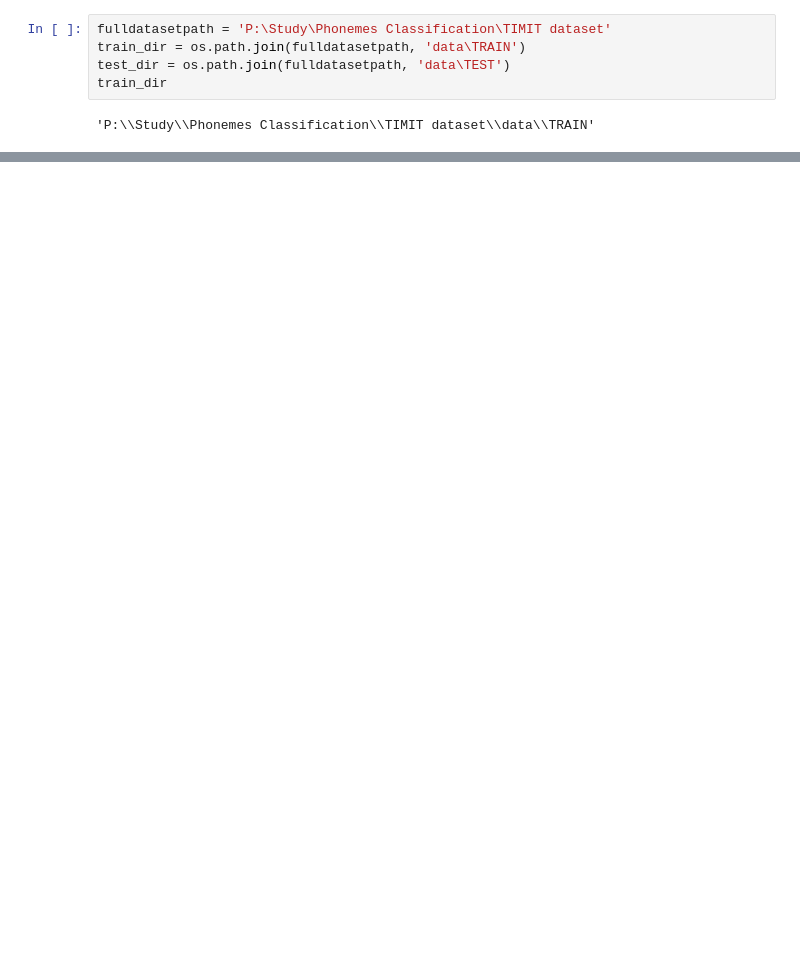
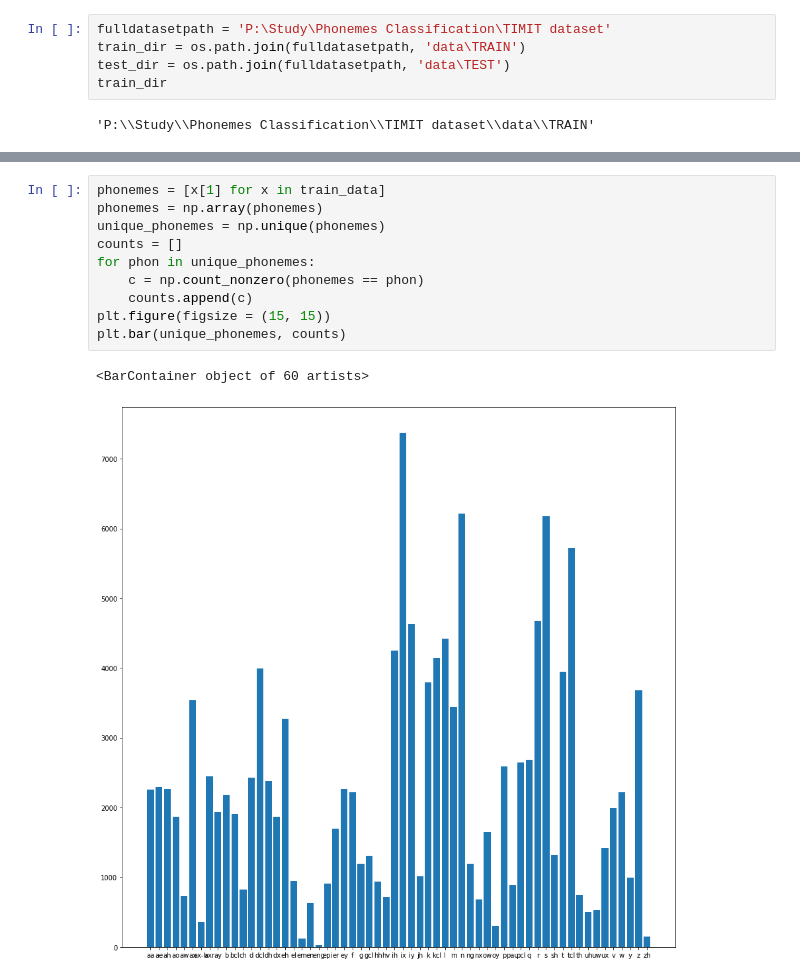
Before and after one commit to Keler1024/phonemes-classification, a Jupyter notebook: Phonemes classification.ipynb, the cells around one changed output, grey strips where cells are left out. Saved outputs shown, nothing was run; the diff lists cells and outputs as text; blank space fills up the shorter version.

```diff
--- a/Phonemes classification.ipynb
+++ b/Phonemes classification.ipynb
@@ -46,0 +63,13 @@ examples = np.unique(np.array(examples))
+# %%
+phonemes = [x[1] for x in train_data]
+phonemes = np.array(phonemes)
+unique_phonemes = np.unique(phonemes)
+counts = []
+for phon in unique_phonemes:
+    c = np.count_nonzero(phonemes == phon)
+    counts.append(c)
+plt.figure(figsize = (15, 15))
+plt.bar(unique_phonemes, counts)
+# %% [output]
+<BarContainer object of 60 artists>
+[figure, added]
```
Also changed, not shown: parts of 28 cells of this notebook.
